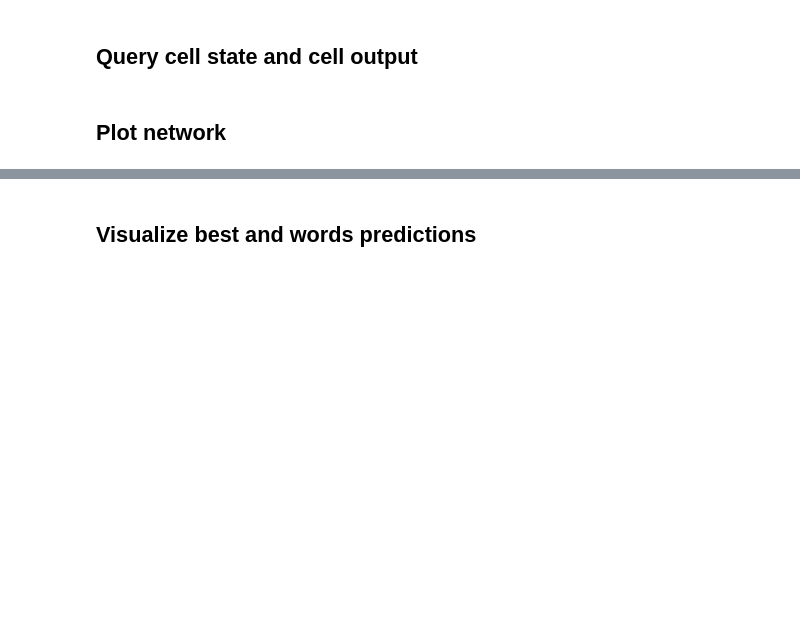
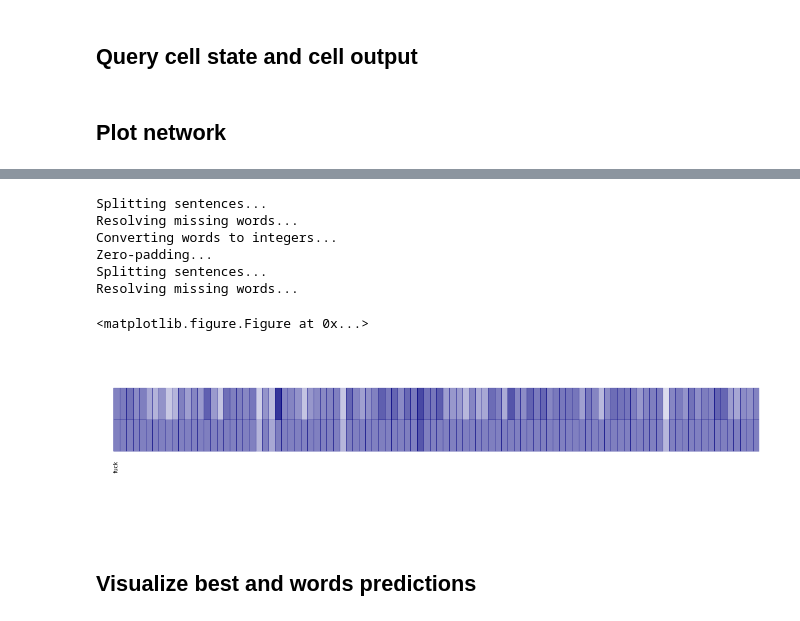
Before and after one commit to richwkc/Kaggle-Toxic-Comment-Classification-Challenge, a Jupyter notebook: codebase/visualize-rnn.ipynb, the cells around one changed output, grey strips where cells are left out. Drawn from its saved outputs; the diff is of its cells as text; code cells hidden in the pictures; blank space fills up the shorter version.

```diff
--- a/codebase/visualize-rnn.ipynb
+++ b/codebase/visualize-rnn.ipynb
@@ -293,3 +392,14 @@ Resolving missing words...
+# %%
+plotActivations("Fuck")
+# %% [output]
+Splitting sentences...
+Resolving missing words...
+Converting words to integers...
+Zero-padding...
+Splitting sentences...
+Resolving missing words...
+<matplotlib.figure.Figure at 0x...>
+[figure, added]
 # %% [markdown]
 ## Visualize best and words predictions
 # %%
```
Also changed, not shown: parts of 21 cells of this notebook, 1 other file.
